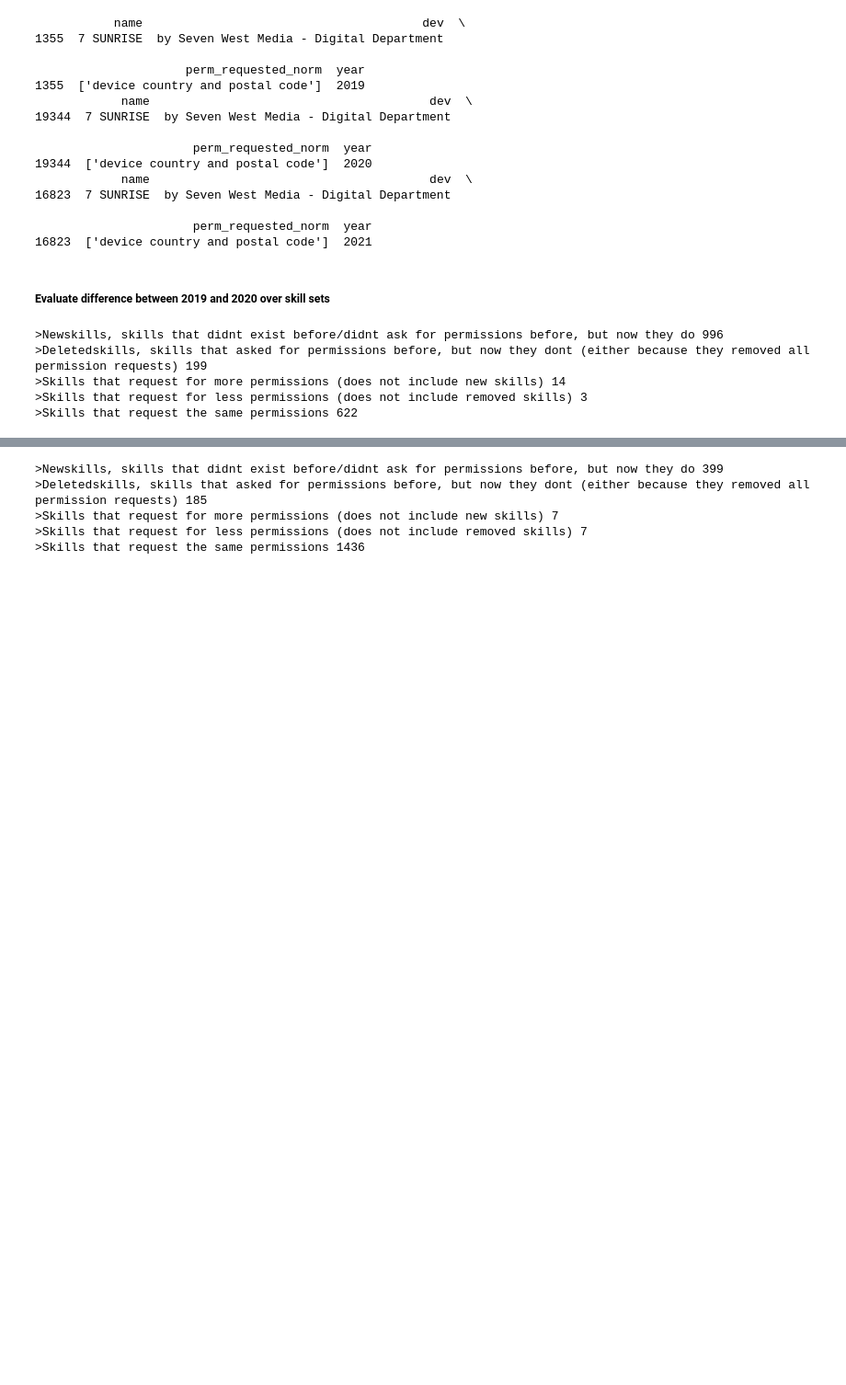
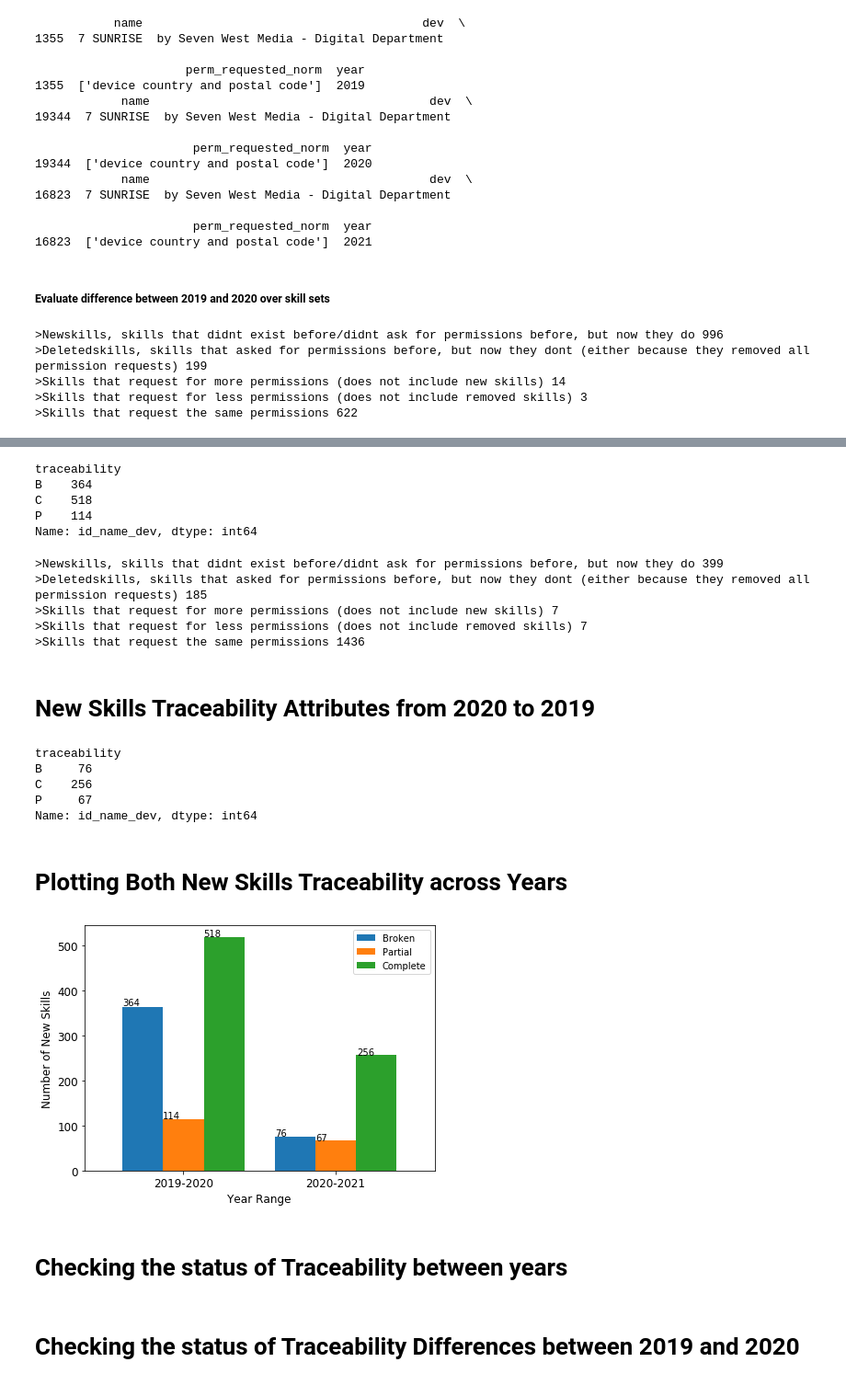
Before and after one commit to xfold/Are-We-There-Yet-Alexa-Market-Comparison, a Jupyter notebook: LoadDatasets.ipynb, the cells around one changed output, grey strips where cells are left out. Shown at 92% size. Drawn from its saved outputs; the diff is of its cells as text; code cells hidden in the pictures; blank space fills up the shorter version.

```diff
--- a/LoadDatasets.ipynb
+++ b/LoadDatasets.ipynb
@@ -325,7 +327,7 @@ def evaluatediffbetweenyears(olddf, newdf):
     return [newskills, deletedskills, skillsincreasedpermissionrequests, skillsdecreasedpermissionrequests, skillshavethesamepermissions]
 # %%
 #compare 2019 with 2020
-ret = evaluatediffbetweenyears(df2019_selected, df2020_selected)
+ret1 = evaluatediffbetweenyears(df2019_selected, df2020_selected)
 # %% [output]
 >Newskills, skills that didnt exist before/didnt ask for permissions before, but now they do 996
 >Deletedskills, skills that asked for permissions before, but now they dont (either because they removed all permission requests) 199
@@ -335,9 +339,61 @@ ret = evaluatediffbetweenyears(df2019_selected, df2020_selected)
+# %%
+NewSkillId = ret1[0]
+NewSkill2020 = df2020[df2020.id.isin(NewSkillId)].drop_duplicates(subset=['id_name_dev'])
+ATNewSkill2020 = NewSkill2020.groupby('traceability')['id_name_dev'].nunique()
+ATNewSkill2020
+# %% [output]
+traceability
+B    364
+C    518
+P    114
+Name: id_name_dev, dtype: int64
 # %%
 #compare 2020 with 2021
-ret = evaluatediffbetweenyears(df2020_selected, df2021_selected)
+ret2 = evaluatediffbetweenyears(df2020_selected, df2021_selected)
 # %% [output]
 >Newskills, skills that didnt exist before/didnt ask for permissions before, but now they do 399
 >Deletedskills, skills that asked for permissions before, but now they dont (either because they removed all permission requests) 185
 >Skills that request for more permissions (does not include new skills) 7
 >Skills that request for less permissions (does not include removed skills) 7
 >Skills that request the same permissions 1436
+# %% [markdown]
+# New Skills Traceability Attributes from 2020 to 2019
+# %%
+NewSkillId = ret2[0]
+NewSkill2021 = df2021[df2021.id.isin(NewSkillId)].drop_duplicates(subset=['id_name_dev'])
+ATNewSkill2021 = NewSkill2021.groupby('traceability')['id_name_dev'].nunique()
+ATNewSkill2021
+# %% [output]
+traceability
+B     76
+C    256
+P     67
+Name: id_name_dev, dtype: int64
+# %% [markdown]
+# Plotting Both New Skills Traceability across Years
+# %%
+%matplotlib inline
+
+plt.rc('xtick', labelsize=12)
+plt.rc('ytick', labelsize=12)
+
+
+plotdata = pd.DataFrame({'Broken':[ATNewSkill2020[0],ATNewSkill2021[0]], 'Partial':[ATNewSkill2020[2],ATNewSkill2021[2]],
+                         'Complete':[ATNewSkill2020[1],ATNewSkill2021[1]]}, index = ['2019-2020','2020-2021'])
+
+ax = plotdata.plot(kind = 'bar',width = 0.8, figsize =(6,5))
+
+for p in ax.patches:
+    ax.annotate(str(p.get_height()), (p.get_x() * 1.005, p.get_height() * 1.005))
+
+plt.tight_layout()
+
+plt.xlabel('Year Range', fontsize = 12)
+plt.ylabel('Number of New Skills', fontsize = 12)
+plt.xticks(rotation=0)
+
+plt.savefig('NewSkillsTrace.pdf',bbox_inches='tight')
+# %% [output]
+[figure, added]
+# %% [markdown]
+# **Checking the status of Traceability between years**
@@ -343,0 +441,2 @@ ret = evaluatediffbetweenyears(df2020_selected, df2021_selected)
+# %% [markdown]
+# **Checking the status of Traceability Differences between 2019 and 2020**
```
Also changed, not shown: parts of 45 cells of this notebook, 1 other file.
